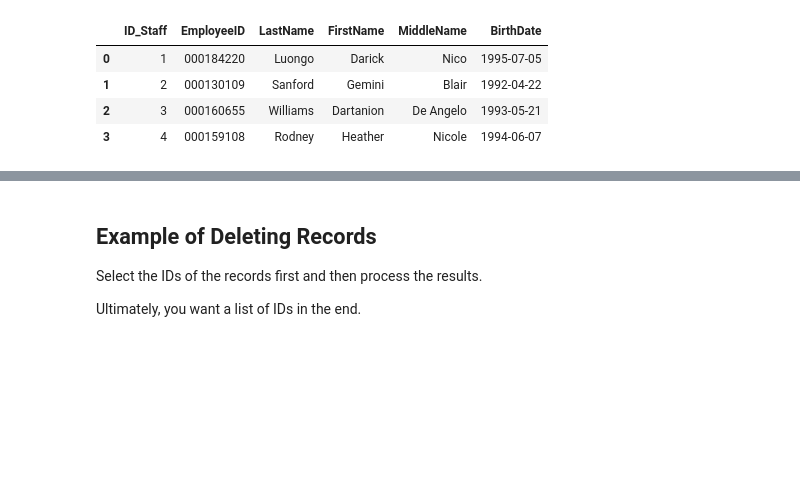
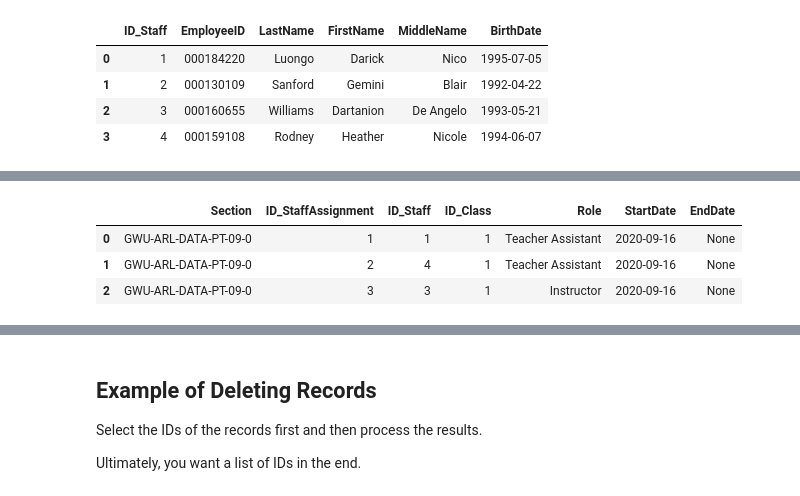
Before and after one commit to mgfrancis/etl_salesforce, a Jupyter notebook: Salesforce-ETL-Project-Starter-Code-Copy1.ipynb, the cells around one changed output, grey strips where cells are left out. Cells and saved outputs as stored; diff of their text form; code cells hidden in the pictures; blank space fills up the shorter version.

```diff
--- a/Salesforce-ETL-Project-Starter-Code-Copy1.ipynb
+++ b/Salesforce-ETL-Project-Starter-Code-Copy1.ipynb
@@ -613,0 +698,21 @@ staff_data_df.head()
+# %%
+#Query the 'Staff Participants' table from MySql
+
+spquery = '''
+    SELECT
+        cl.Section,
+        sf.*
+    FROM
+        class cl
+        INNER JOIN staffassignment sf
+        ON cl.ID_Class = sf.ID_Class
+
+'''
+
+sp_data_df = pd.read_sql(spquery, conn)
+sp_data_df.head()
+# %% [output]
+|  | Section | ID_StaffAssignment | ID_Staff | ID_Class | Role | StartDate | EndDate |
+| 0 | GWU-ARL-DATA-PT-09-0 | 1 | 1 | 1 | Teacher Assistant | 2020-09-16 | None |
+| 1 | GWU-ARL-DATA-PT-09-0 | 2 | 4 | 1 | Teacher Assistant | 2020-09-16 | None |
+| 2 | GWU-ARL-DATA-PT-09-0 | 3 | 3 | 1 | Instructor | 2020-09-16 | None |
```
Also changed, not shown: parts of 22 cells of this notebook.
